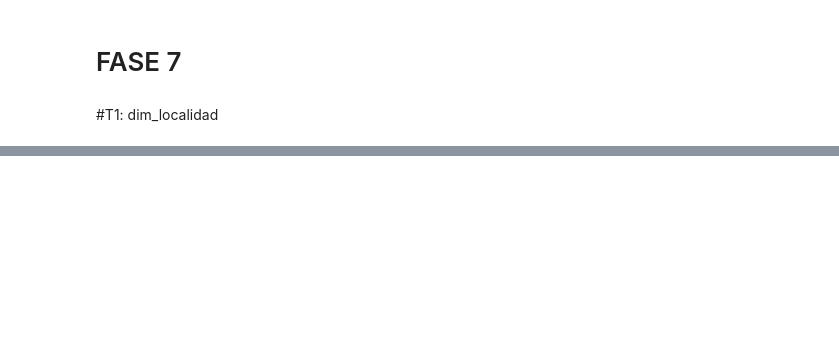
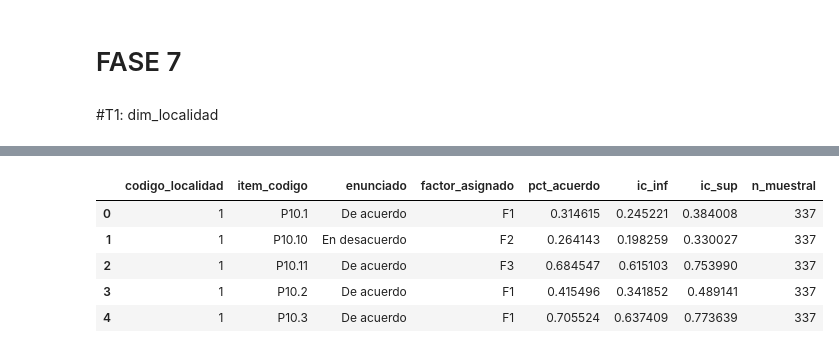
Before and after one commit to AnaTuPatrona/DataJamDistrital_Bogota2026, a Jupyter notebook: scripts/notebooks/07_exportacion.ipynb, the cells around one changed output, grey strips where cells are left out. Drawn from its saved outputs; the diff is of its cells as text; code cells hidden in the pictures; blank space fills up the shorter version.

Commit message:
fase 7 full

```diff
--- a/scripts/notebooks/07_exportacion.ipynb
+++ b/scripts/notebooks/07_exportacion.ipynb
@@ -76,0 +595,90 @@ Registros procesados: 20
+# %%
+RUTA_SALIDA_T5 = '../../outputs/fact_bienal_items.csv'
+
+ITEMS_BIENAL_T5 = (
+    [f'P10.{i}' for i in range(1, 12)]
+    + [f'P12.{i}' for i in range(1, 7)]
+)
+
+FACTOR_ASIGNADO_T5 = {
+    'P10.1': 'F1', 'P10.2': 'F1', 'P10.3': 'F1',
+    'P10.4': 'F1', 'P10.6': 'F1', 'P12.6': 'F1',
+    'P10.5': 'F2', 'P10.8': 'F2', 'P10.10': 'F2',
+    'P10.9': 'F3', 'P10.11': 'F3', 'P12.1': 'F3',
+    'P12.2': 'F3', 'P12.3': 'F3', 'P12.4': 'F3',
+    'P12.5': 'F3', 'P10.7': 'F3',
+}
+
+bienal_t5 = pd.read_csv(
+    '../../outputs/dataset_encuestaBienal_limpio.csv',
+    encoding='utf-8-sig',
+)
+bienal_t5['codigo_localidad'] = (
+    bienal_t5['V1_etiqueta'].map(normalizar_t2).map(MAPA_LOCALIDAD_T2)
+)
+if bienal_t5['codigo_localidad'].isna().any():
+    raise ValueError('Hay localidades de la Bienal que no pudieron mapearse.')
+bienal_t5['codigo_localidad'] = bienal_t5['codigo_localidad'].astype(int)
+bienal_t5['FACTOR'] = pd.to_numeric(bienal_t5['FACTOR'], errors='coerce')
+
+registros_t5 = []
+for codigo, grupo_localidad in bienal_t5.groupby('codigo_localidad'):
+    for item_codigo in ITEMS_BIENAL_T5:
+        valores = pd.to_numeric(grupo_localidad[item_codigo], errors='coerce')
+        pesos = grupo_localidad['FACTOR']
+        validos = valores.notna() & pesos.notna() & (pesos > 0)
+        valores = valores[validos]
+        pesos = pesos[validos]
+        if valores.empty:
+            continue
+        acuerdo = (valores == 2).astype(float)
+        pct_acuerdo = np.average(acuerdo, weights=pesos)
+        n_muestral = int(len(valores))
+        n_efectivo = (pesos.sum() ** 2) / np.square(pesos).sum()
+        se = np.sqrt(pct_acuerdo * (1 - pct_acuerdo) / n_efectivo)
+        etiquetas = grupo_localidad.loc[validos, f'{item_codigo}_etiqueta'].dropna()
+        enunciado = str(etiquetas.iloc[0]) if not etiquetas.empty else item_codigo
+        registros_t5.append({
+            'codigo_localidad': int(codigo),
+            'item_codigo': item_codigo,
+            'enunciado': enunciado,
+            'factor_asignado': FACTOR_ASIGNADO_T5[item_codigo],
+            'pct_acuerdo': float(pct_acuerdo),
+            'ic_inf': max(0.0, float(pct_acuerdo - 1.96 * se)),
+            'ic_sup': min(1.0, float(pct_acuerdo + 1.96 * se)),
+            'n_muestral': n_muestral,
+        })
+
+fact_bienal_items = pd.DataFrame(registros_t5).sort_values(
+    ['codigo_localidad', 'item_codigo']
+).reset_index(drop=True)
+
+assert set(fact_bienal_items['item_codigo'].unique()) == set(ITEMS_BIENAL_T5)
+assert fact_bienal_items['pct_acuerdo'].between(0, 1).all()
+
+fact_bienal_items.to_csv(
+    RUTA_SALIDA_T5,
+    index=False,
+    encoding='utf-8-sig',
+)
+
+texto_t5 = f"""
+## T5 — fact_bienal_items.csv ({pd.Timestamp.now().strftime('%Y-%m-%d')})
+
+Tabla larga de la Encuesta Bienal con **{len(fact_bienal_items)} filas**, 17 ítems y 19 localidades.
+
+- `pct_acuerdo` es la proporción ponderada de respuestas codificadas como `2 = De acuerdo`.
+- `ic_inf` e `ic_sup` son IC aproximados al 95% con tamaño efectivo por localidad e ítem.
+- `n_muestral` es el número de respuestas válidas del ítem.
+- `factor_asignado` usa la asignación conceptual documentada en Fase 4; la solución factorial empírica mostró que algunos ítems se mezclan entre factores.
+- CSV exportado a `outputs/fact_bienal_items.csv`.
+
+La tabla queda en formato largo para filtrar por localidad, ítem o factor en el dashboard.
+"""
+with open(RUTA_SUPUESTOS, 'a', encoding='utf-8') as archivo:
+    archivo.write('\n' + texto_t5.strip() + '\n')
+
+print(f'T5 exportada exitosamente a: {RUTA_SALIDA_T5}')
+print(f'Registros procesados: {len(fact_bienal_items)}')
+display(fact_bienal_items.head())
+# %% [output]
@@ -76,0 +687,6 @@ Registros procesados: 20
+|  | codigo_localidad | item_codigo | enunciado | factor_asignado | pct_acuerdo | ic_inf | ic_sup | n_muestral |
+| 0 | 1 | P10.1 | De acuerdo | F1 | 0.314615 | 0.245221 | 0.384008 | 337 |
+| 1 | 1 | P10.10 | En desacuerdo | F2 | 0.264143 | 0.198259 | 0.330027 | 337 |
+| 2 | 1 | P10.11 | De acuerdo | F3 | 0.684547 | 0.615103 | 0.753990 | 337 |
+| 3 | 1 | P10.2 | De acuerdo | F1 | 0.415496 | 0.341852 | 0.489141 | 337 |
+| 4 | 1 | P10.3 | De acuerdo | F1 | 0.705524 | 0.637409 | 0.773639 | 337 |
```
Also changed, not shown: parts of 21 cells of this notebook, 11 other files.
